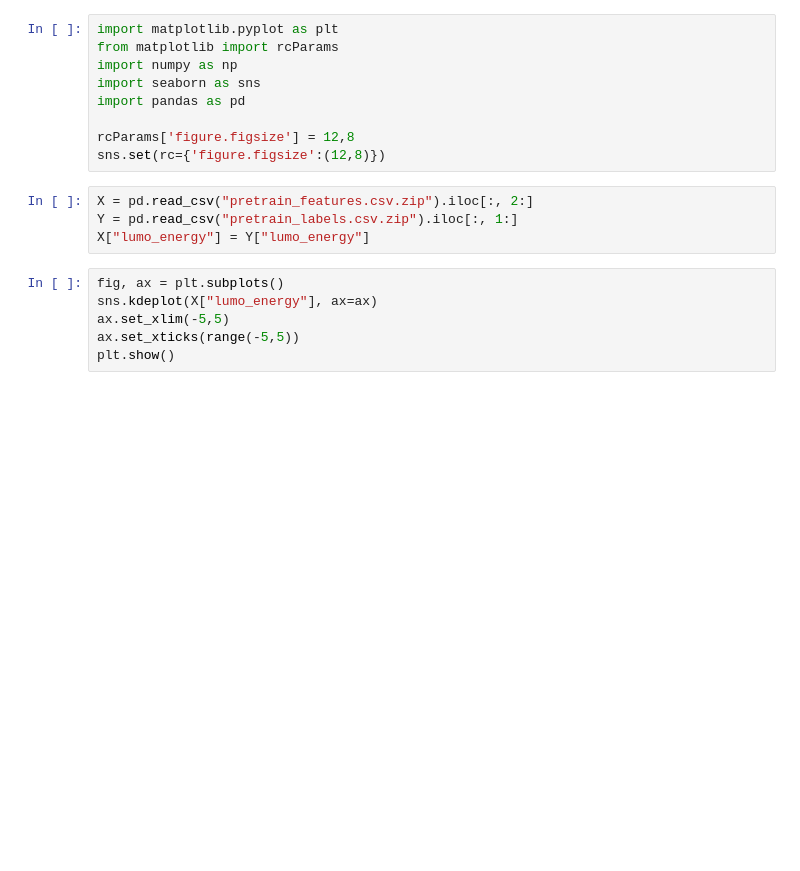
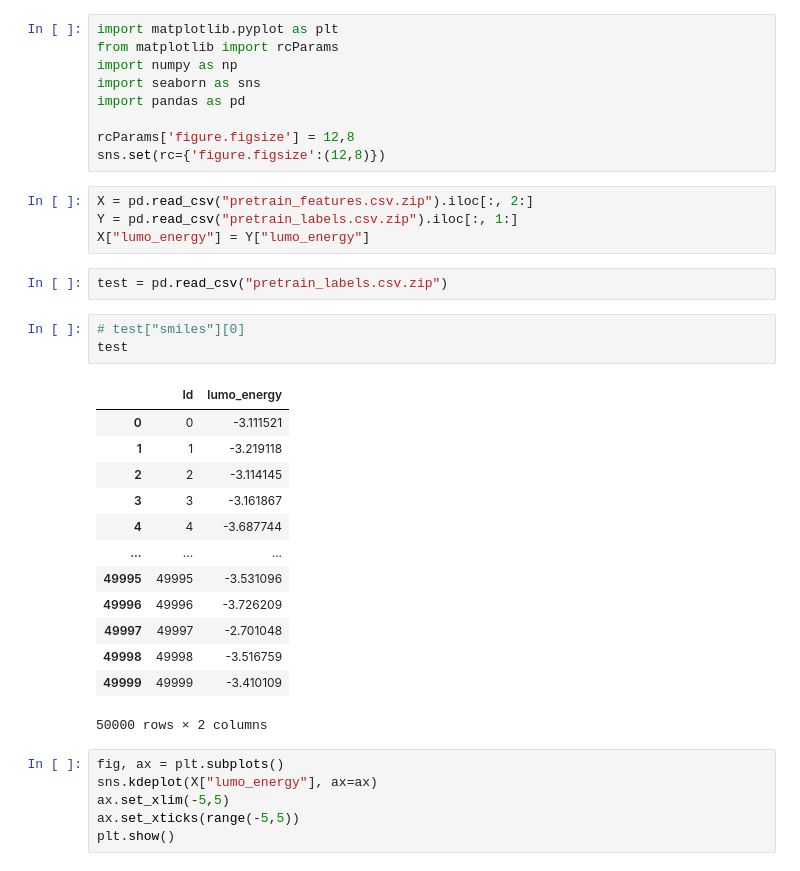
Before and after one commit to timothelaborie/introml, a Jupyter notebook: task4/data.ipynb, the cells around one changed output. Cells and saved outputs as stored; diff of their text form; blank space fills up the shorter version.

```diff
--- a/task4/data.ipynb
+++ b/task4/data.ipynb
@@ -11,6 +11,25 @@ sns.set(rc={'figure.figsize':(12,8)})
 X = pd.read_csv("pretrain_features.csv.zip").iloc[:, 2:]
 Y = pd.read_csv("pretrain_labels.csv.zip").iloc[:, 1:]
 X["lumo_energy"] = Y["lumo_energy"]
+# %%
+test = pd.read_csv("pretrain_labels.csv.zip")
+# %%
+# test["smiles"][0]
+test
+# %% [output]
+|  | Id | lumo_energy |
+| 0 | 0 | -3.111521 |
+| 1 | 1 | -3.219118 |
+| 2 | 2 | -3.114145 |
+| 3 | 3 | -3.161867 |
+| 4 | 4 | -3.687744 |
+| ... | ... | ... |
+| 49995 | 49995 | -3.531096 |
+| 49996 | 49996 | -3.726209 |
+| 49997 | 49997 | -2.701048 |
+| 49998 | 49998 | -3.516759 |
+| 49999 | 49999 | -3.410109 |
+50000 rows × 2 columns
 # %%
 fig, ax = plt.subplots()
 sns.kdeplot(X["lumo_energy"], ax=ax)
```
Also changed, not shown: 8 other files.
